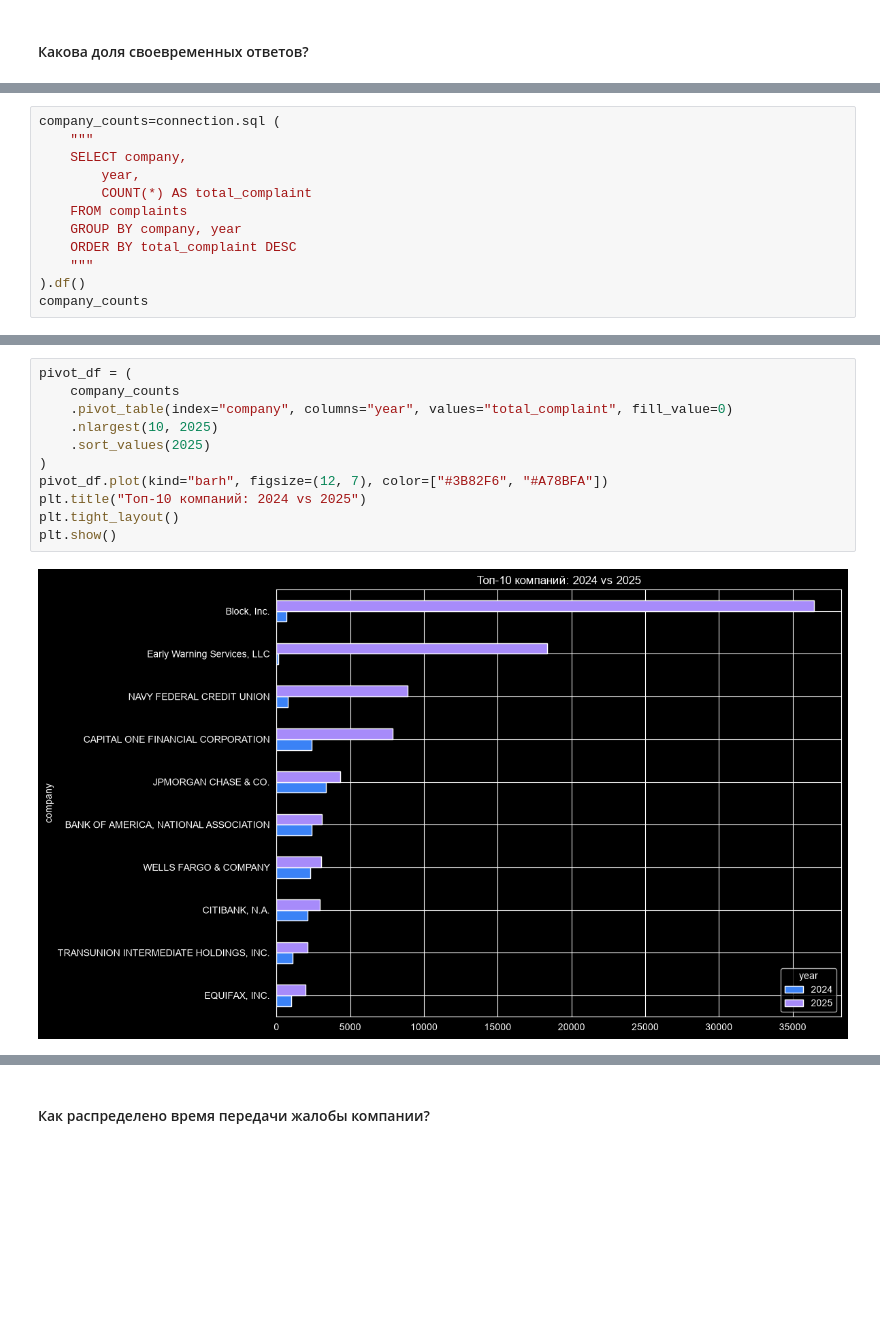
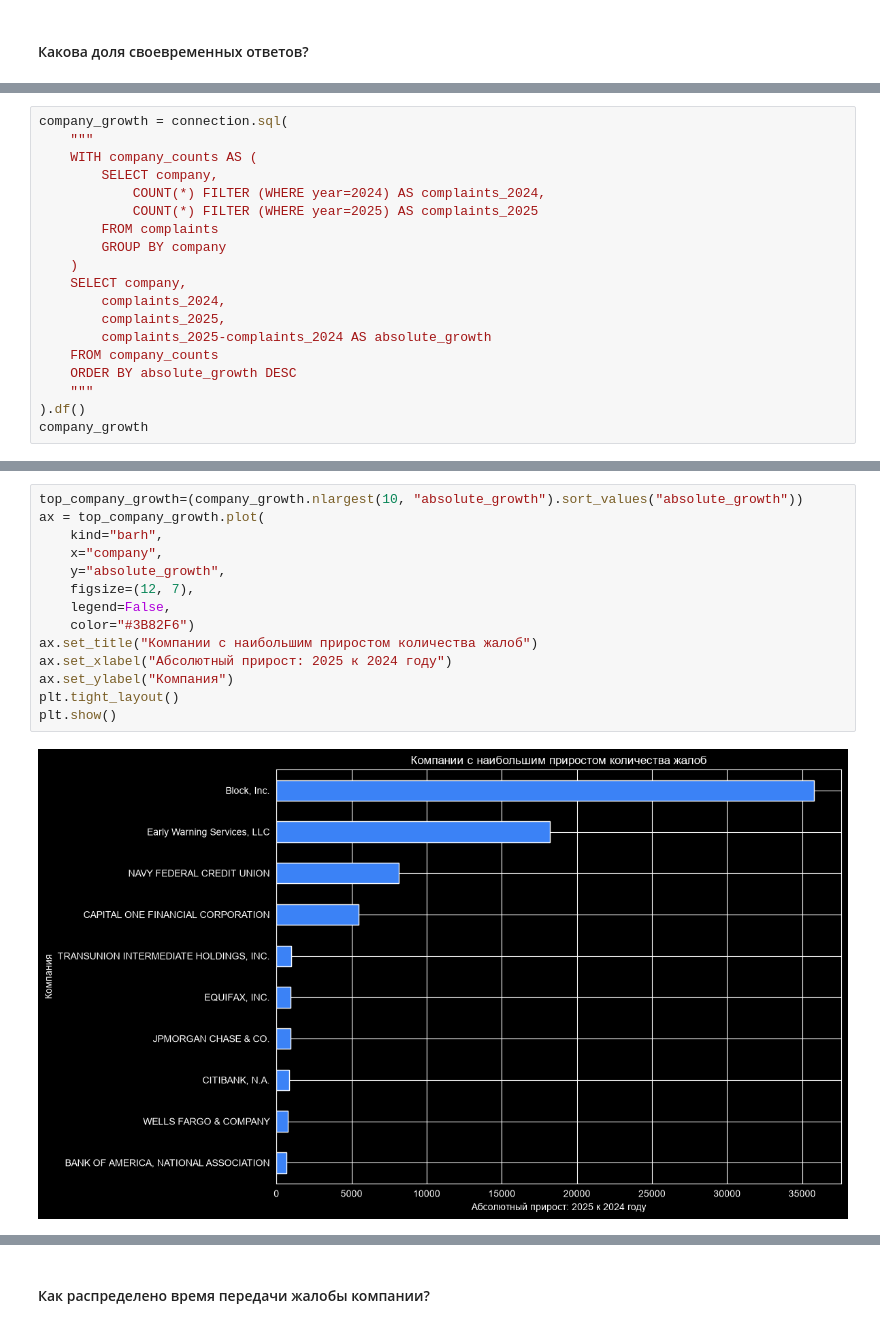
Before and after one commit to zemfira123/financial-complaints-radar, a Jupyter notebook: notebooks/04_eda.ipynb, the cells around one changed output, grey strips where cells are left out. Cells and saved outputs as stored; diff of their text form; blank space fills up the shorter version.

```diff
--- a/notebooks/04_eda.ipynb
+++ b/notebooks/04_eda.ipynb
@@ -407,13 +428,20 @@ answers_timely
 # %%
-company_counts=connection.sql (
+company_growth = connection.sql(
     """
+    WITH company_counts AS (
+        SELECT company,
+            COUNT(*) FILTER (WHERE year=2024) AS complaints_2024,
+            COUNT(*) FILTER (WHERE year=2025) AS complaints_2025
+        FROM complaints
+        GROUP BY company
+    )
     SELECT company,
-        year,
-        COUNT(*) AS total_complaint
-    FROM complaints
-    GROUP BY company, year
-    ORDER BY total_complaint DESC
+        complaints_2024,
+        complaints_2025,
+        complaints_2025-complaints_2024 AS absolute_growth
+    FROM company_counts
+    ORDER BY absolute_growth DESC
     """
 ).df()
-company_counts
+company_growth
 # %% [output]
@@ -433,13 +461,16 @@ company_counts
 # %%
-pivot_df = (
-    company_counts
-    .pivot_table(index="company", columns="year", values="total_complaint", fill_value=0)
-    .nlargest(10, 2025)
-    .sort_values(2025)
-)
-pivot_df.plot(kind="barh", figsize=(12, 7), color=["#3B82F6", "#A78BFA"])
-plt.title("Топ-10 компаний: 2024 vs 2025")
+top_company_growth=(company_growth.nlargest(10, "absolute_growth").sort_values("absolute_growth"))
+ax = top_company_growth.plot(
+    kind="barh",
+    x="company",
+    y="absolute_growth",
+    figsize=(12, 7),
+    legend=False,
+    color="#3B82F6")
+ax.set_title("Компании с наибольшим приростом количества жалоб")
+ax.set_xlabel("Абсолютный прирост: 2025 к 2024 году")
+ax.set_ylabel("Компания")
 plt.tight_layout()
 plt.show()
 # %% [output]
-[figure, old version]
+[figure, new version]
```
Also changed, not shown: parts of 43 cells of this notebook.
